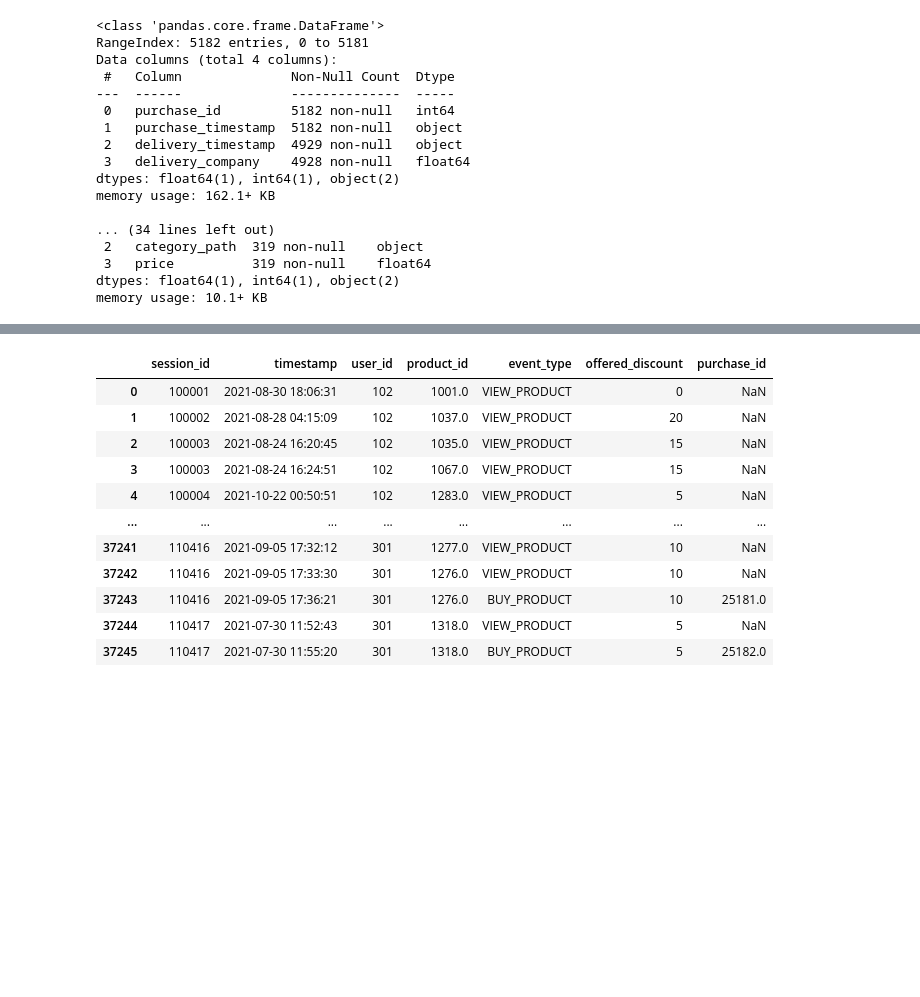
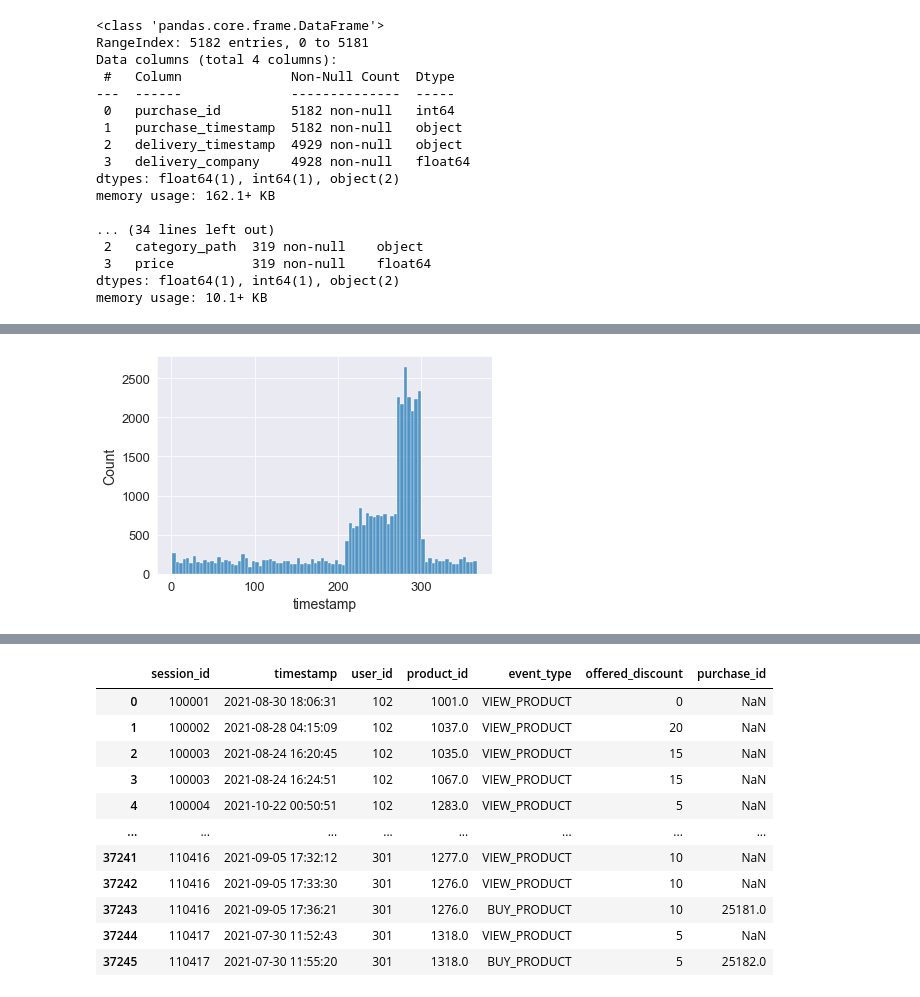
Before and after one commit to hpiotr6/Customers-Clustering, a Jupyter notebook: notebooks/preprocs.ipynb, the cells around one changed output, grey strips where cells are left out. Cells and saved outputs as stored; diff of their text form; code cells hidden in the pictures; blank space fills up the shorter version.

```diff
--- a/notebooks/preprocs.ipynb
+++ b/notebooks/preprocs.ipynb
@@ -50,0 +83,4 @@ memory usage: 10.1+ KB
+# %%
+sns.histplot(x=sess_df.timestamp.dt.day_of_year);
+# %% [output]
+[figure, added]
```
Also changed, not shown: parts of 10 cells of this notebook.
